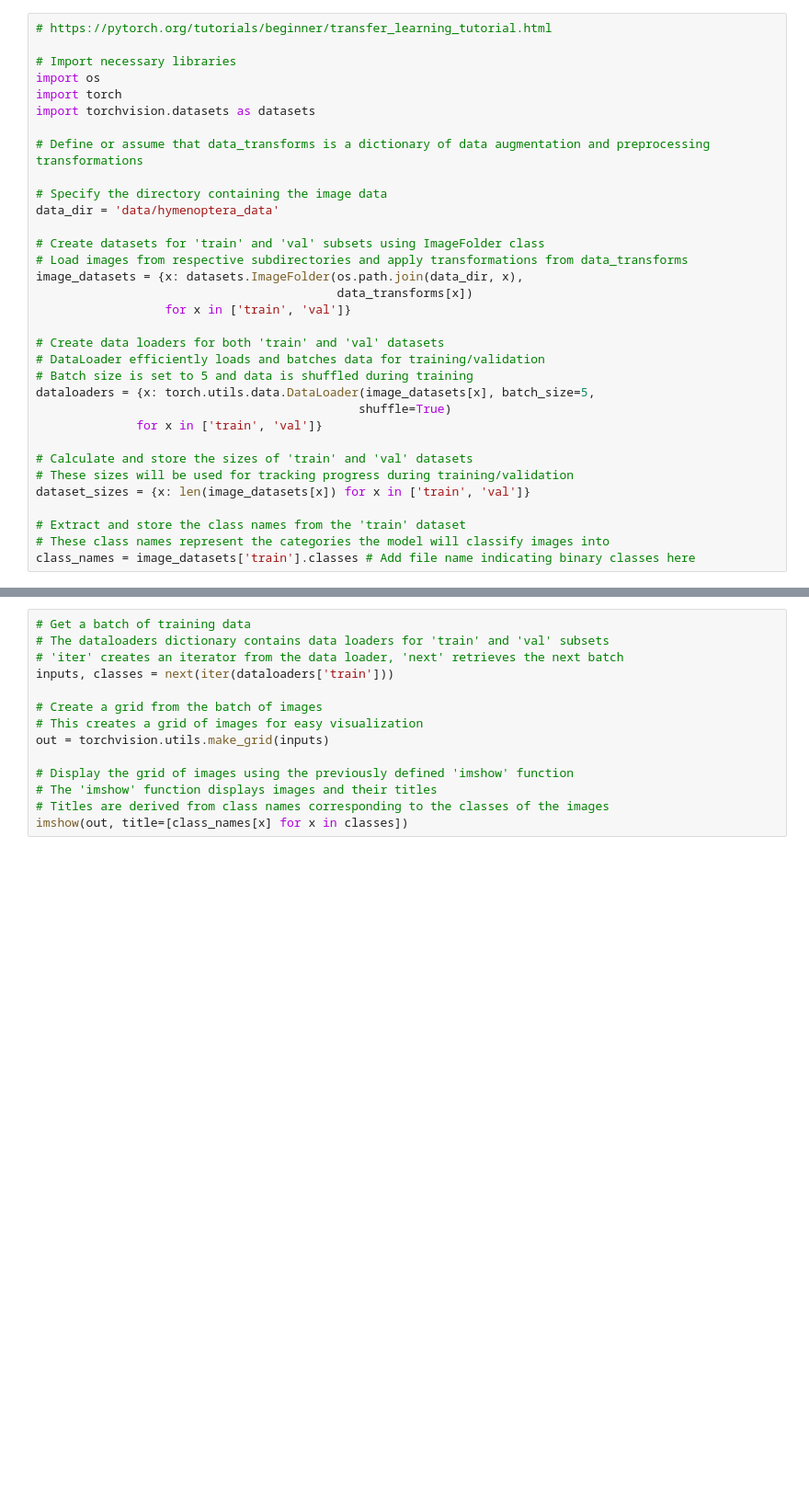
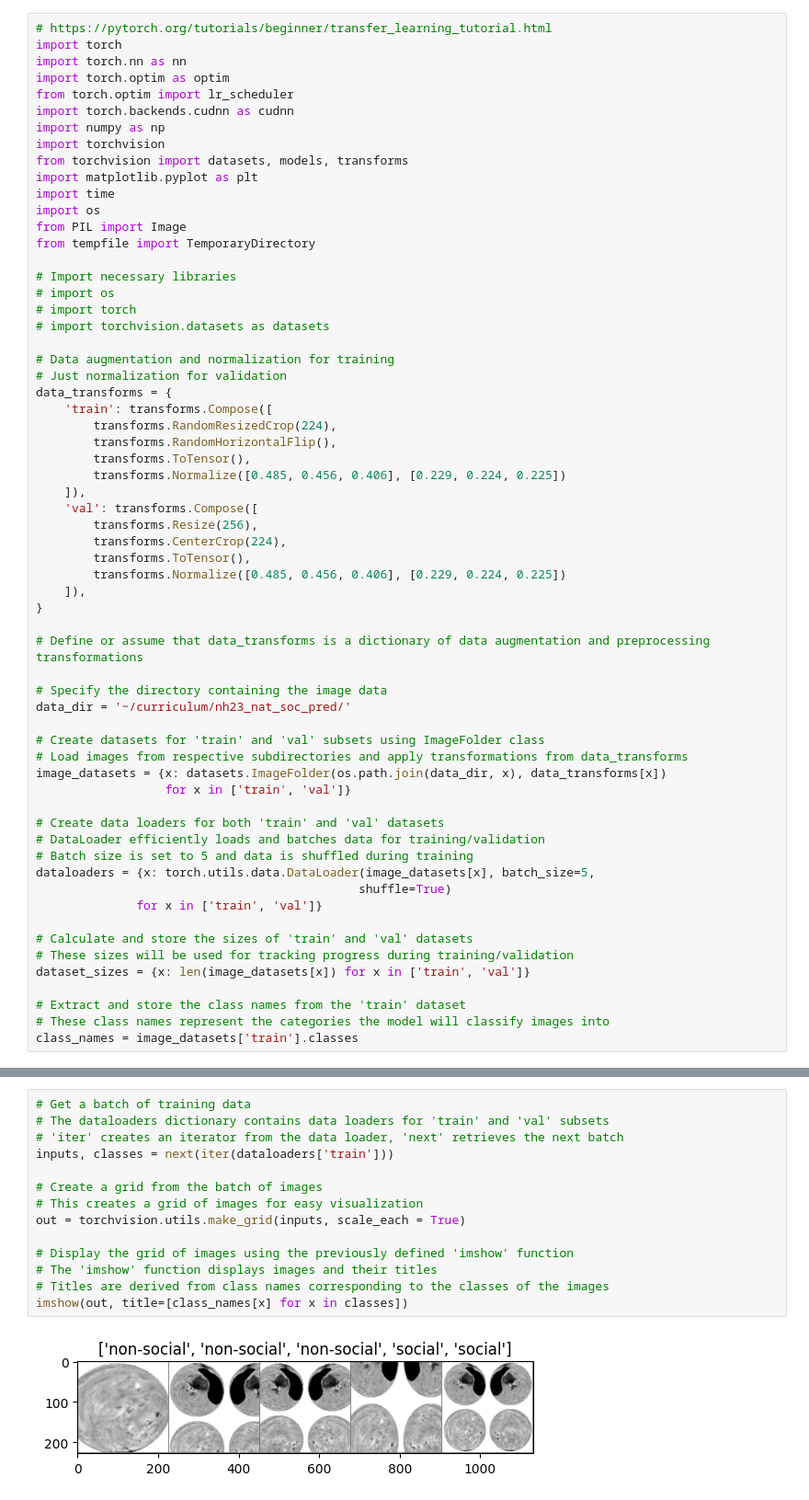
Before and after one commit to courtajimenez/nh23_nat_soc_pred, a Jupyter notebook: cnn_model.ipynb, the cells around one changed output, grey strips where cells are left out. Shown at 92% size. Saved outputs shown, nothing was run; the diff lists cells and outputs as text; blank space fills up the shorter version.

Commit message:
updated CNN model and preprocessing with transformations in code

```diff
--- a/cnn_model.ipynb
+++ b/cnn_model.ipynb
@@ -1,20 +1,49 @@
 # %%
 # https://pytorch.org/tutorials/beginner/transfer_learning_tutorial.html
+import torch
+import torch.nn as nn
+import torch.optim as optim
+from torch.optim import lr_scheduler
+import torch.backends.cudnn as cudnn
+import numpy as np
+import torchvision
+from torchvision import datasets, models, transforms
+import matplotlib.pyplot as plt
+import time
+import os
+from PIL import Image
+from tempfile import TemporaryDirectory
 
 # Import necessary libraries
-import os
-import torch
-import torchvision.datasets as datasets
+# import os
+# import torch
+# import torchvision.datasets as datasets
+
+# Data augmentation and normalization for training
+# Just normalization for validation
+data_transforms = {
+    'train': transforms.Compose([
+        transforms.RandomResizedCrop(224),
+        transforms.RandomHorizontalFlip(),
+        transforms.ToTensor(),
+        transforms.Normalize([0.485, 0.456, 0.406], [0.229, 0.224, 0.225])
+    ]),
+    'val': transforms.Compose([
+        transforms.Resize(256),
+        transforms.CenterCrop(224),
+        transforms.ToTensor(),
+        transforms.Normalize([0.485, 0.456, 0.406], [0.229, 0.224, 0.225])
+    ]),
+}
 
 # Define or assume that data_transforms is a dictionary of data augmentation and preprocessing transformations
 
 # Specify the directory containing the image data
-data_dir = 'data/hymenoptera_data'
+data_dir = '~/curriculum/nh23_nat_soc_pred/'
 
 # Create datasets for 'train' and 'val' subsets using ImageFolder class
 # Load images from respective subdirectories and apply transformations from data_transforms
-image_datasets = {x: datasets.ImageFolder(os.path.join(data_dir, x),
-                                          data_transforms[x])
+image_datasets = {x: datasets.ImageFolder(os.path.join(data_dir, x), data_transforms[x])
                   for x in ['train', 'val']}
 
 # Create data loaders for both 'train' and 'val' datasets
@@ -30,7 +59,7 @@ dataset_sizes = {x: len(image_datasets[x]) for x in ['train', 'val']}
 
 # Extract and store the class names from the 'train' dataset
 # These class names represent the categories the model will classify images into
-class_names = image_datasets['train'].classes # Add file name indicating binary classes here
+class_names = image_datasets['train'].classes
 # %%
 # Import necessary libraries
 import numpy as np
@@ -70,17 +99,19 @@ def imshow(inp, title=None):
 # %%
 # Get a batch of training data
 # The dataloaders dictionary contains data loaders for 'train' and 'val' subsets
 # 'iter' creates an iterator from the data loader, 'next' retrieves the next batch
 inputs, classes = next(iter(dataloaders['train']))
 
 # Create a grid from the batch of images
 # This creates a grid of images for easy visualization
-out = torchvision.utils.make_grid(inputs)
+out = torchvision.utils.make_grid(inputs, scale_each = True)
 
 # Display the grid of images using the previously defined 'imshow' function
 # The 'imshow' function displays images and their titles
 # Titles are derived from class names corresponding to the classes of the images
 imshow(out, title=[class_names[x] for x in classes])
+# %% [output]
+[figure, added]
 # %%
 import time
 import os
```
Also changed, not shown: parts of 2 cells of this notebook, 1 other file.
